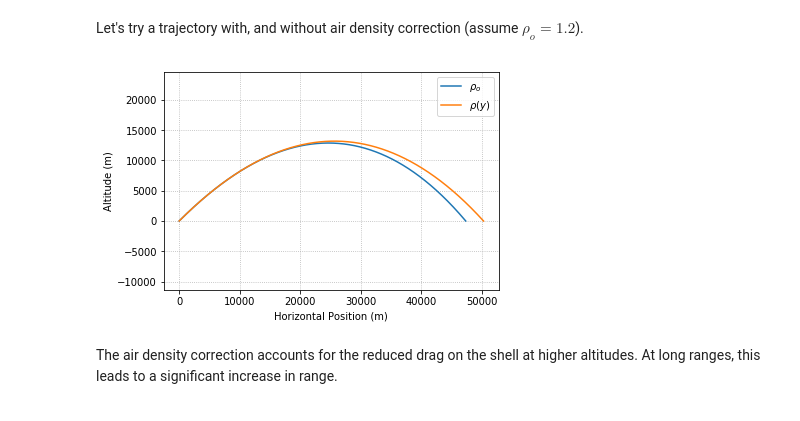
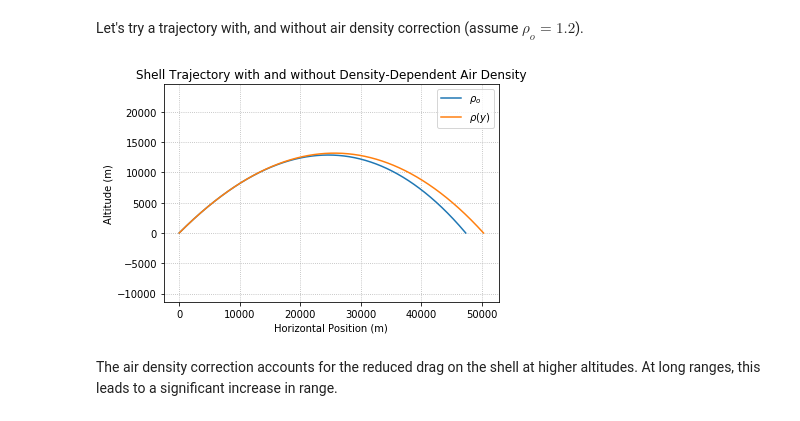
Before and after one commit to mmolter/ME273, a Jupyter notebook: Projects/Project 1/project_1_notebook.ipynb, the cells around one changed output. Cells and saved outputs as stored; diff of their text form; code cells hidden in the pictures.

```diff
--- a/Projects/Project 1/project_1_notebook.ipynb
+++ b/Projects/Project 1/project_1_notebook.ipynb
@@ -577,34 +585,35 @@ t_simp, x_simp, v_simp, a_simp =  euler_method(acceleration,
                                                v0=launch_vector(750, 45),
                                                modified=True,
                                                stop_mode='projectile',
                                                A=0.1,
                                                D=0.1,
                                                rho=1.2)
 
 t_comp, x_comp, v_comp, a_comp =  euler_method(acceleration,
                                                dt=0.01,
                                                x0=np.asarray([0,0]),
                                                v0=launch_vector(750, 45),
                                                modified=True,
                                                stop_mode='projectile',
                                                A=0.1,
                                                D=0.1,
                                                density_correction=True)
 
 
 
 plt.plot(x_simp[:,0], x_simp[:,1], label=r'$\rho_o$')
 plt.plot(x_comp[:,0], x_comp[:,1], label=r'$\rho(y)$')
 
 plt.grid(which='both', linestyle=':')
+plt.title('Shell Trajectory with and without Density-Dependent Air Density')
 plt.xlabel('Horizontal Position (m)')
 plt.ylabel('Altitude (m)')
 plt.ylim(ymin=0)
 plt.axis('equal')
 plt.legend()
 plt.show()
 # %% [output]
-[figure, old version]
+[figure, new version]
 # %% [markdown]
 The air density correction accounts for the reduced drag on the shell at higher altitudes. At long ranges, this leads to a significant increase in range.
 # %%
```
Also changed, not shown: parts of 13 cells of this notebook.
